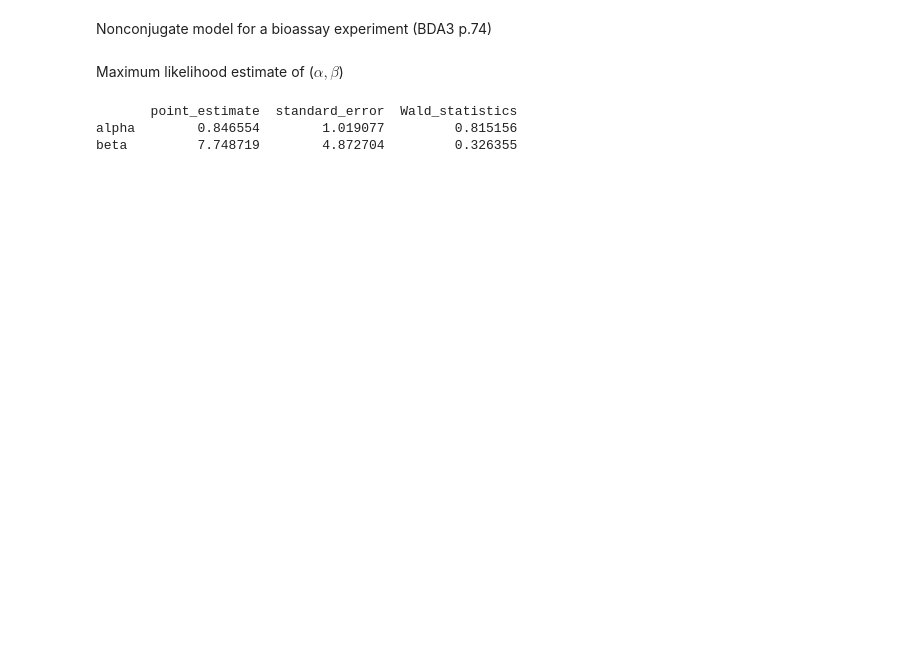
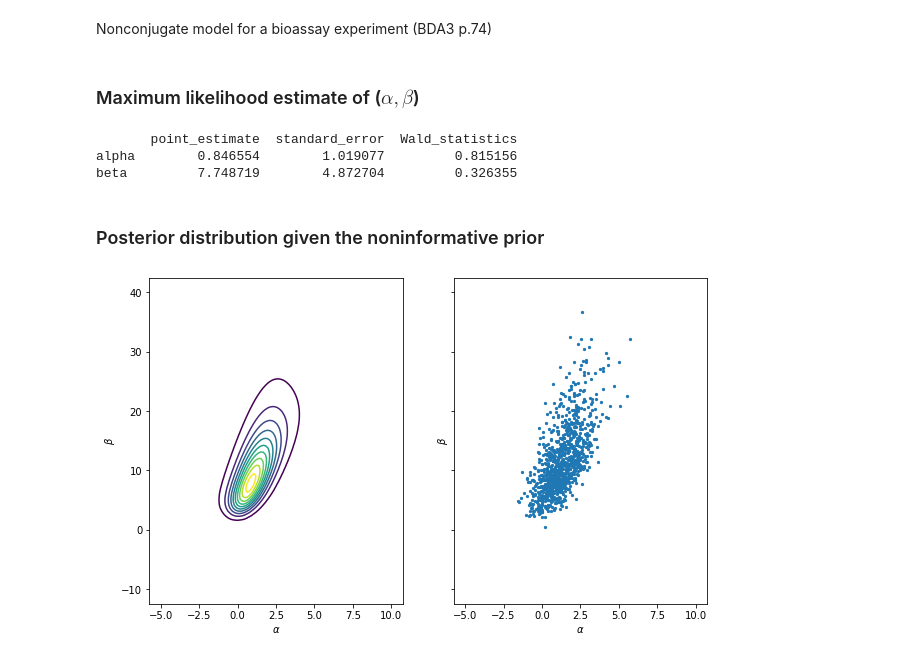
Before and after one commit to xiaomuliu/Bayesian_Data_Analysis, a Jupyter notebook: ch3/Analysis_of_a_bioassay_experiment.ipynb, the cells around one changed output. Saved outputs shown, nothing was run; the diff lists cells and outputs as text; code cells hidden in the pictures; blank space fills up the shorter version.

```diff
--- a/ch3/Analysis_of_a_bioassay_experiment.ipynb
+++ b/ch3/Analysis_of_a_bioassay_experiment.ipynb
@@ -15,5 +15,5 @@ x = df.dose.values
 n = df.num_animals.values
 y = df.num_deaths.values
 # %% [markdown]
-Maximum likelihood estimate of ($\alpha, \beta$)
+### Maximum likelihood estimate of ($\alpha, \beta$)
 # %%
@@ -62,0 +57,33 @@ p = np.prod(ilogit_abx**y * (1 - ilogit_abx)**(n - y), axis=2)
+# %% [markdown]
+### Posterior distribution given the noninformative prior
+# %%
+# Compute the posterior density in grid
+a_grid = np.linspace(-5, 10, 100)
+b_grid = np.linspace(-10, 40, 100)
+inv_logit_x = 1 / (np.exp(-(a_grid[:,np.newaxis] + np.outer(b_grid, x)[:, np.newaxis, :])) + 1)
+likelihood = np.prod(inv_logit_x**y * (1 - inv_logit_x)**(n - y), axis=2)  # 100 by 100
+# Since the prior is uniform, the posterior is proportional to the likelihood
+post_den = likelihood / np.sum(likelihood)
+
+# draws from unnormalized posterior density
+# seed a random state
+rng = np.random.RandomState(123)
+
+n_sample = 1000
+sample_ind = np.unravel_index(rng.choice(post_den.size, size=n_sample, p=post_den.ravel()), post_den.shape)
+sample_a = a_grid[sample_ind[1]]
+sample_b = b_grid[sample_ind[0]]
+# add random jitter
+sample_a += (rng.rand(n_sample) - 0.5) * (a_grid[1]-a_grid[0])
+sample_b += (rng.rand(n_sample) - 0.5) * (b_grid[1]-b_grid[0])
+# %%
+# plot the joint posterior density and random draws
+fig, (ax1, ax2) = plt.subplots(1, 2, figsize=(10,6), sharex=True, sharey=True)
+ax1.contour(a_grid, b_grid, post_den, levels = np.arange(0.05, 1, 0.1)*post_den.max())
+ax1.set_xlabel(r'$\alpha$')
+ax1.set_ylabel(r'$\beta$');
+ax2.scatter(sample_a, sample_b, 5,)
+ax2.set_xlabel(r'$\alpha$')
+ax2.set_ylabel(r'$\beta$');
+# %% [output]
+[figure, added]
```
Also changed, not shown: parts of 6 cells of this notebook.
